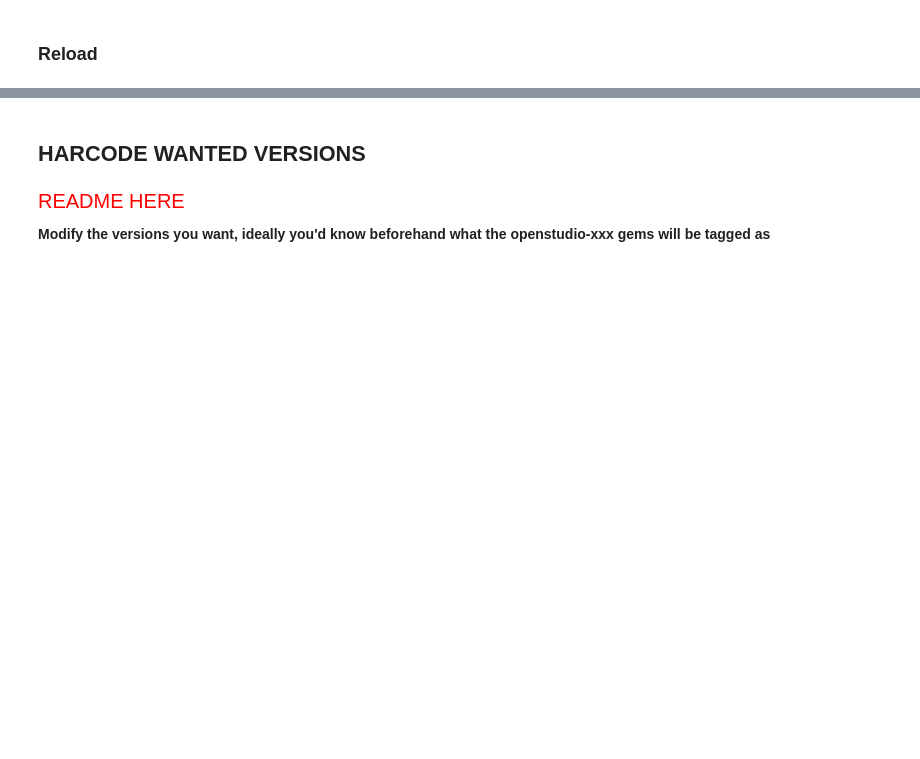
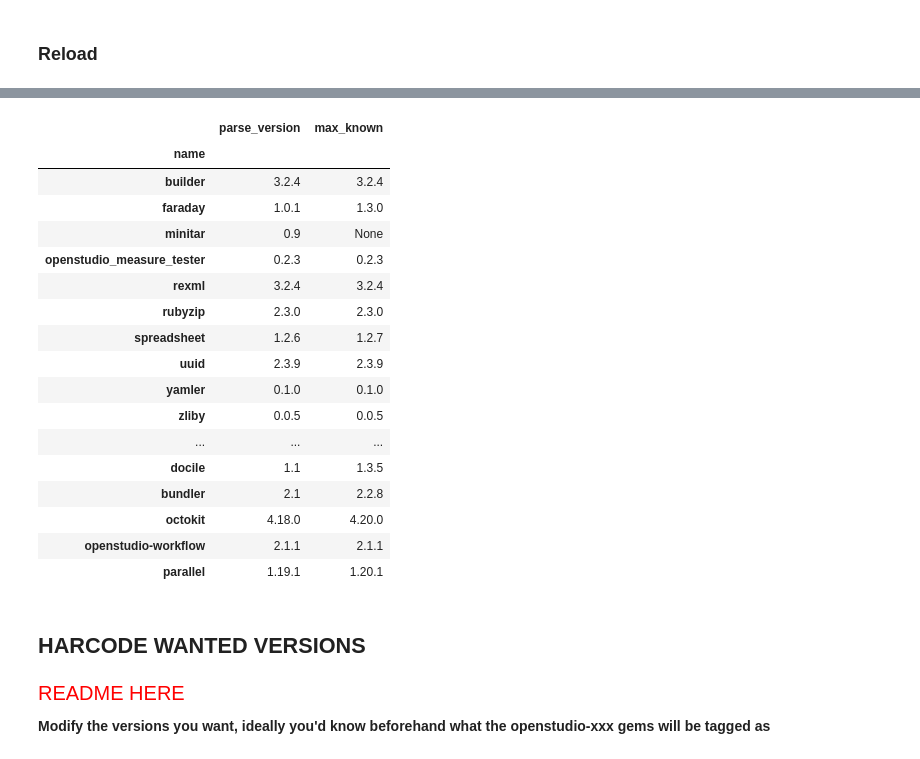
Before and after one commit to jmarrec/OpenStudio-update-gems, a Jupyter notebook: Check_OpenStudio_Gems_Versions.ipynb, the cells around one changed output, grey strips where cells are left out. Drawn from its saved outputs; the diff is of its cells as text; code cells hidden in the pictures; blank space fills up the shorter version.

```diff
--- a/Check_OpenStudio_Gems_Versions.ipynb
+++ b/Check_OpenStudio_Gems_Versions.ipynb
@@ -249,3 +401,24 @@ df_max_versions
+# %%
+df_max_versions.loc[df[df['type'] == 'dependency']['name'].unique()]
+# %% [output]
+|  | parse_version | max_known |
+| name |  |  |
+| builder | 3.2.4 | 3.2.4 |
+| faraday | 1.0.1 | 1.3.0 |
+| minitar | 0.9 | None |
+| openstudio_measure_tester | 0.2.3 | 0.2.3 |
+| rexml | 3.2.4 | 3.2.4 |
+| rubyzip | 2.3.0 | 2.3.0 |
+| spreadsheet | 1.2.6 | 1.2.7 |
+| uuid | 2.3.9 | 2.3.9 |
+| yamler | 0.1.0 | 0.1.0 |
+| zliby | 0.0.5 | 0.0.5 |
+| ... | ... | ... |
+| docile | 1.1 | 1.3.5 |
+| bundler | 2.1 | 2.2.8 |
+| octokit | 4.18.0 | 4.20.0 |
+| openstudio-workflow | 2.1.1 | 2.1.1 |
+| parallel | 1.19.1 | 1.20.1 |
 # %% [markdown]
 ## HARCODE WANTED VERSIONS
 # %% [markdown]
```
Also changed, not shown: parts of 21 cells of this notebook, 3 other files.
